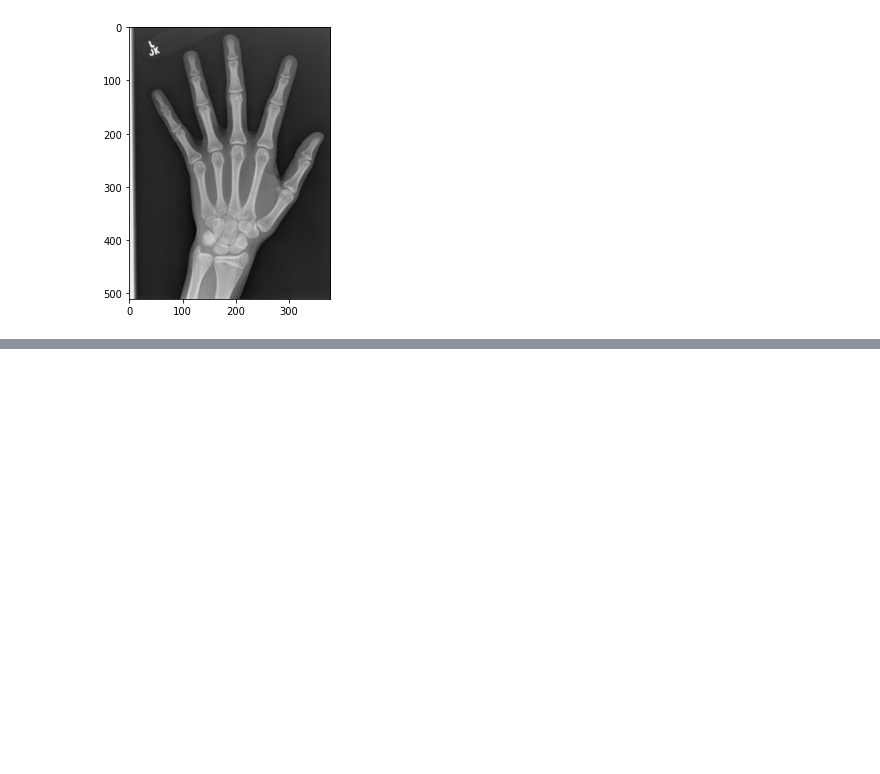
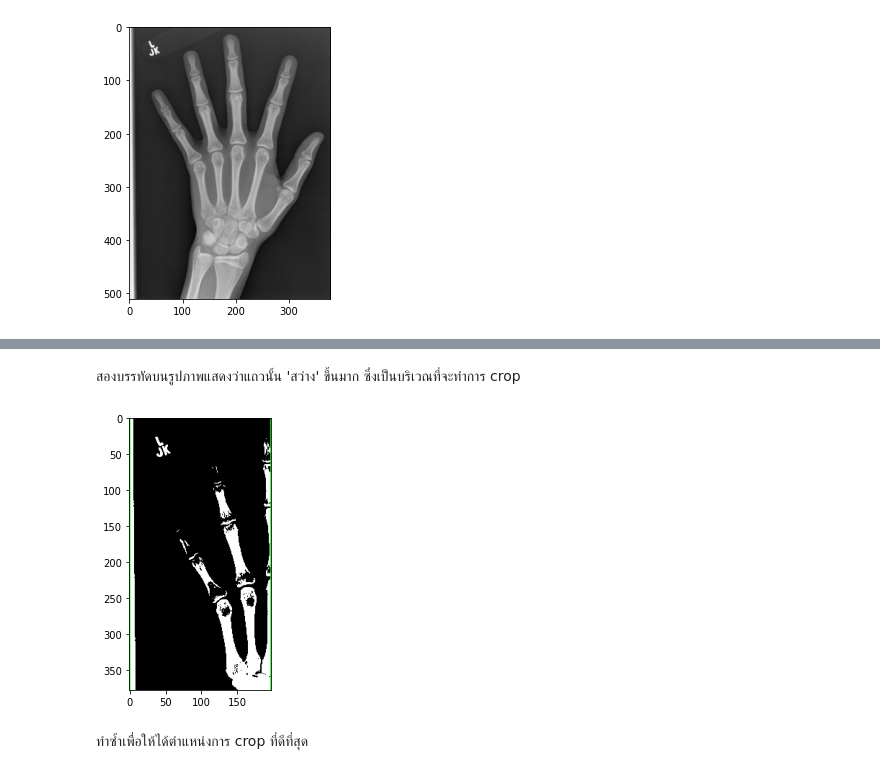
Before and after one commit to kittimaxz/Project_BoneAge, a Jupyter notebook: CropImage.ipynb, the cells around one changed output, grey strips where cells are left out. Cells and saved outputs as stored; diff of their text form; code cells hidden in the pictures; blank space fills up the shorter version.

```diff
--- a/CropImage.ipynb
+++ b/CropImage.ipynb
@@ -60,0 +186,27 @@ AttributeError: ignored
+# %%
+right = 0;
+left = 0;
+line_thickness = 2
+
+# This is the value that specifies how bright a row is to consider it 'not the edge (too bright)' เป็นค่าที่กำหนดความสว่างของแถวให้พิจารณาว่า 'ไม่สว่างเกินไป'
+intensity_threshold = 190
+# %%
+# Start at the bottom and work upwards checking the mean of pixels in every 10th row, this is the right side of the image  # เริ่มต้นที่ด้านล่างแล้วตรวจสอบค่าเฉลี่ยของพิกเซลในทุกแถวที่ 10 ขึ้นไป นี่คือด้านขวาของภาพ
+for i in range(img_bin.shape[0]-1,0,-10):
+    row_mean = img_bin[i].mean()
+    if row_mean > intensity_threshold:
+        right = i
+
+        # Draw a line where we want to crop # วาดเส้นตรงที่เราต้องการครอบตัด
+        cv2.line(img_bin, (0, i), (img_bin.shape[1], i), (0, img_bin.shape[1], 0), thickness=line_thickness)
+        break
+# %%
+# Start at the top and go down to find the left side # เริ่มต้นที่ด้านบนแล้วลงไปหาด้านซ้าย
+for i in range(0,img_bin.shape[0]-1,10):
+    row_mean = img_bin[i].mean()
+    if row_mean > intensity_threshold:
+        left = i
+
+        # Draw a line where we want to crop # วาดเส้นตรงที่เราต้องการครอบตัด
+        cv2.line(img_bin, (0, i), (img_bin.shape[1], i), (0, img_bin.shape[1], 0), thickness=line_thickness)
+        break
@@ -60,0 +219,19 @@ AttributeError: ignored
+# %% [markdown]
+สองบรรทัดบนรูปภาพแสดงว่าแถวนั้น 'สว่าง' ขึ้นมาก ซึ่งเป็นบริเวณที่จะทำการ crop
+# %%
+# Rotate the image back to it's normal orientation
+img_bin = cv2.rotate(img_bin, cv2.ROTATE_90_COUNTERCLOCKWISE)
+
+x1 = left
+y1 = 0
+x2 = right
+y2 = img_bin.shape[1]
+
+# Grab the region we identified from the binarized image
+img_cropped = img_bin[y1:y2, x1:x2]
+plt.figure(figsize=(15,5))
+plt.imshow(img_cropped,cmap="gray");
+# %% [output]
+[figure, added]
+# %% [markdown]
+ทำซ้ำเพื่อให้ได้ตำแหน่งการ crop ที่ดีที่สุด
```
Also changed, not shown: parts of 25 cells of this notebook.
